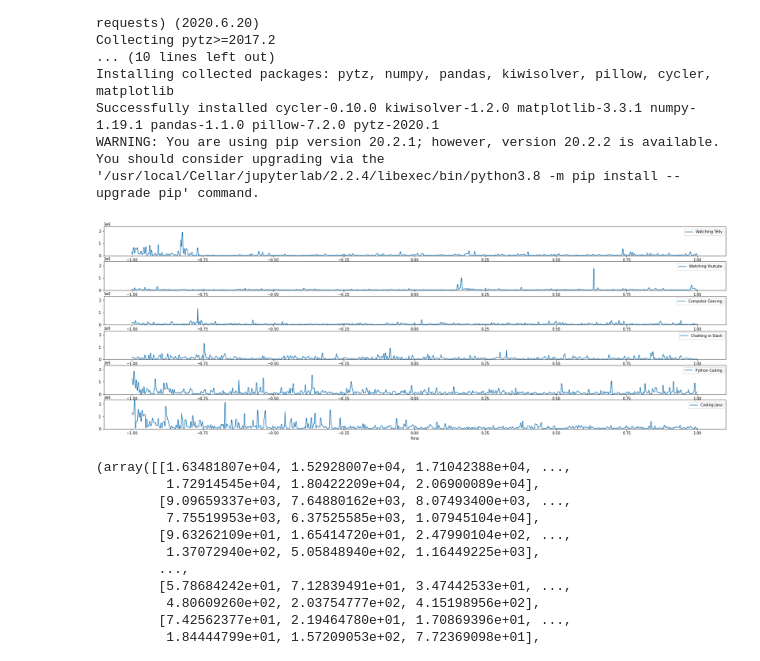
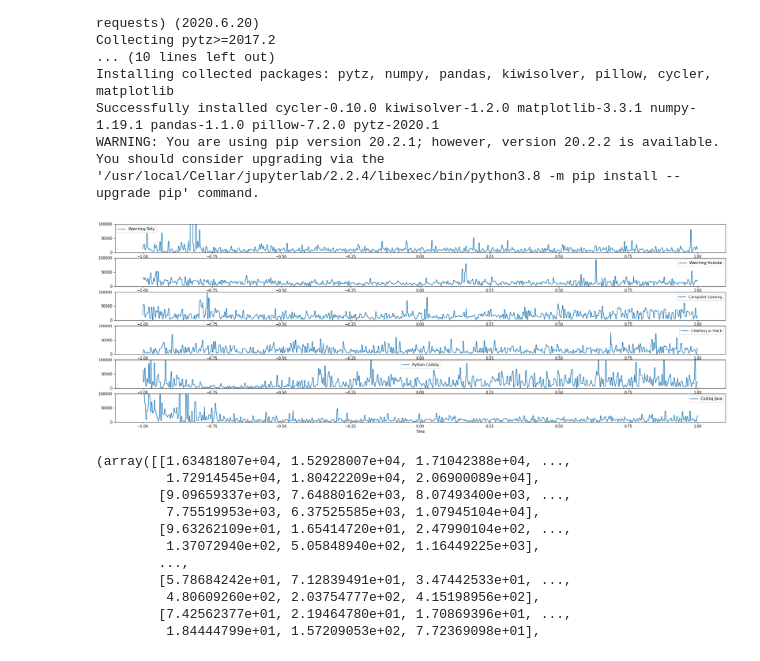
Before and after one commit to crystoll/projectillithid, a Jupyter notebook: mindreader/ProjectIllithid.ipynb, the cells around one changed output. Saved outputs shown, nothing was run; the diff lists cells and outputs as text; code cells hidden in the pictures.

```diff
--- a/mindreader/ProjectIllithid.ipynb
+++ b/mindreader/ProjectIllithid.ipynb
@@ -101,36 +101,36 @@ fig, ax = plt.subplots(figsize=(30,10),ncols=1,nrows=number_of_entries)
 
 #fig = plt.gcf()
 #ax = plt.gca()
 
 # Harmonize range so values are comparable
 
 
 
 max_y_value = 0
 df = []
 
 # Meditation, Attention, delta, theta, low-alpha, high-alpha, low-beta, high-beta, low-gamma, mid-gamma
-brainwave_type='theta'
+brainwave_type='high-beta'
 for idx, entry in enumerate(data_paths):
     df.append(read_and_fix_data(entry['path']))
     series_max = df[idx][brainwave_type].max()
     if series_max > max_y_value:
         max_y_value = series_max
     plot_df(df[idx], ax[idx], brainwave_type, entry['name'])
 
 #Harmonize scale so we can easier compare charts
-#max_y_value = 100000
+max_y_value = 100000
 for i in range(0,number_of_entries):
     ax[i].set_ylim([0,max_y_value])
 
 # Take a picture, it will last longer!
 fig.savefig('ThetaComparison.png',format="png")
 
 plt.show()
 
 #plt.close()
 # %% [output]
-[figure, old version]
+[figure, new version]
 # %%
 #fig, (ax1, ax2) = plt.subplots(1,2,figsize=(12,4))
 #xfmt = md.DateFormatter('%M:%S')
```
Also changed, not shown: 2 other files.
